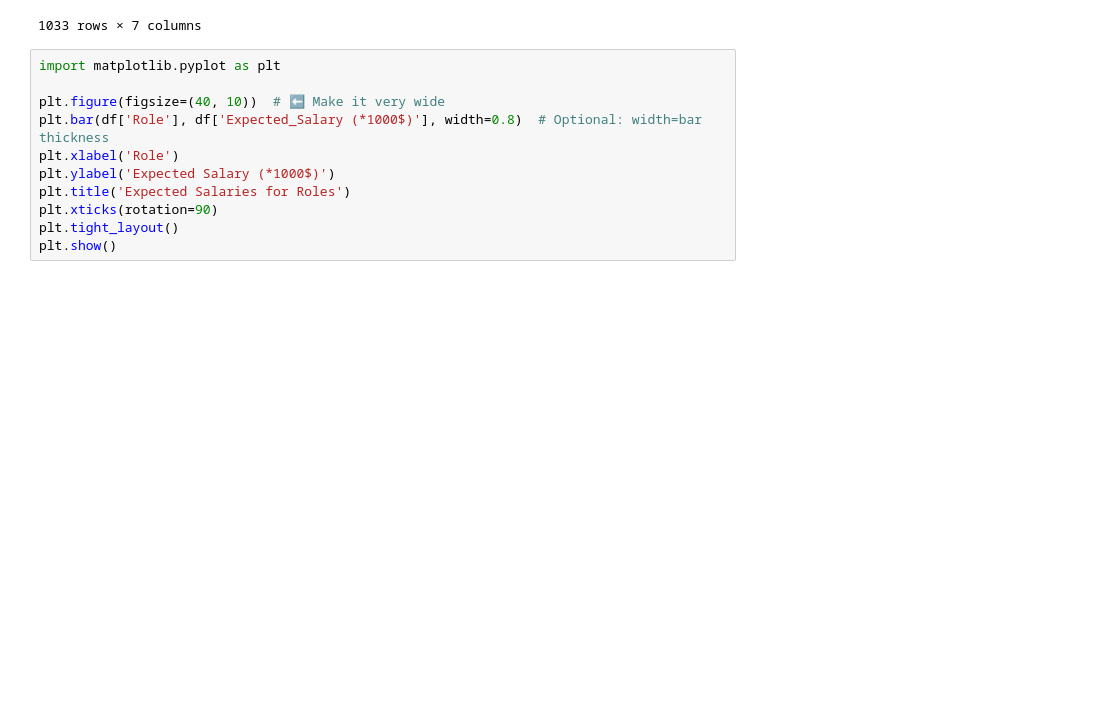
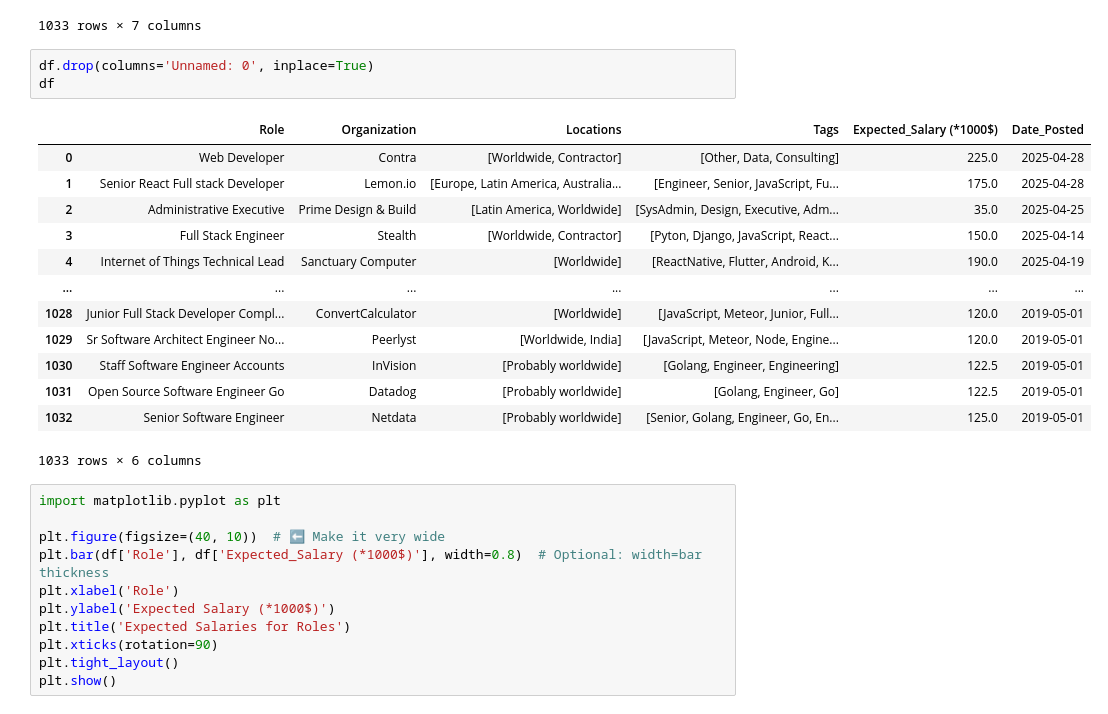
Before and after one commit to LM-74/ToolsProject, a Jupyter notebook: WebScraping.ipynb, the cells around one changed output. Drawn from its saved outputs; the diff is of its cells as text; blank space fills up the shorter version.

```diff
--- a/WebScraping.ipynb
+++ b/WebScraping.ipynb
@@ -573,6 +577,23 @@ df
 | 1031 | 1031 | Open Source Software Engineer Go | Datadog | [Probably worldwide] | [Golang, Engineer, Go] | 122.5 | 2019-05-01 |
 | 1032 | 1032 | Senior Software Engineer | Netdata | [Probably worldwide] | [Senior, Golang, Engineer, Go, En... | 125.0 | 2019-05-01 |
 1033 rows × 7 columns
+# %%
+df.drop(columns='Unnamed: 0', inplace=True)
+df
+# %% [output]
+|  | Role | Organization | Locations | Tags | Expected_Salary (*1000$) | Date_Posted |
+| 0 | Web Developer | Contra | [Worldwide, Contractor] | [Other, Data, Consulting] | 225.0 | 2025-04-28 |
+| 1 | Senior React Full stack Developer | Lemon.io | [Europe, Latin America, Australia... | [Engineer, Senior, JavaScript, Fu... | 175.0 | 2025-04-28 |
+| 2 | Administrative Executive | Prime Design & Build | [Latin America, Worldwide] | [SysAdmin, Design, Executive, Adm... | 35.0 | 2025-04-25 |
+| 3 | Full Stack Engineer | Stealth | [Worldwide, Contractor] | [Pyton, Django, JavaScript, React... | 150.0 | 2025-04-14 |
+| 4 | Internet of Things Technical Lead | Sanctuary Computer | [Worldwide] | [ReactNative, Flutter, Android, K... | 190.0 | 2025-04-19 |
+| ... | ... | ... | ... | ... | ... | ... |
+| 1028 | Junior Full Stack Developer Compl... | ConvertCalculator | [Worldwide] | [JavaScript, Meteor, Junior, Full... | 120.0 | 2019-05-01 |
+| 1029 | Sr Software Architect Engineer No... | Peerlyst | [Worldwide, India] | [JavaScript, Meteor, Node, Engine... | 120.0 | 2019-05-01 |
+| 1030 | Staff Software Engineer Accounts | InVision | [Probably worldwide] | [Golang, Engineer, Engineering] | 122.5 | 2019-05-01 |
+| 1031 | Open Source Software Engineer Go | Datadog | [Probably worldwide] | [Golang, Engineer, Go] | 122.5 | 2019-05-01 |
+| 1032 | Senior Software Engineer | Netdata | [Probably worldwide] | [Senior, Golang, Engineer, Go, En... | 125.0 | 2019-05-01 |
+1033 rows × 6 columns
 # %%
 import matplotlib.pyplot as plt
 
```
Also changed, not shown: parts of 6 cells of this notebook, 1 other file.
